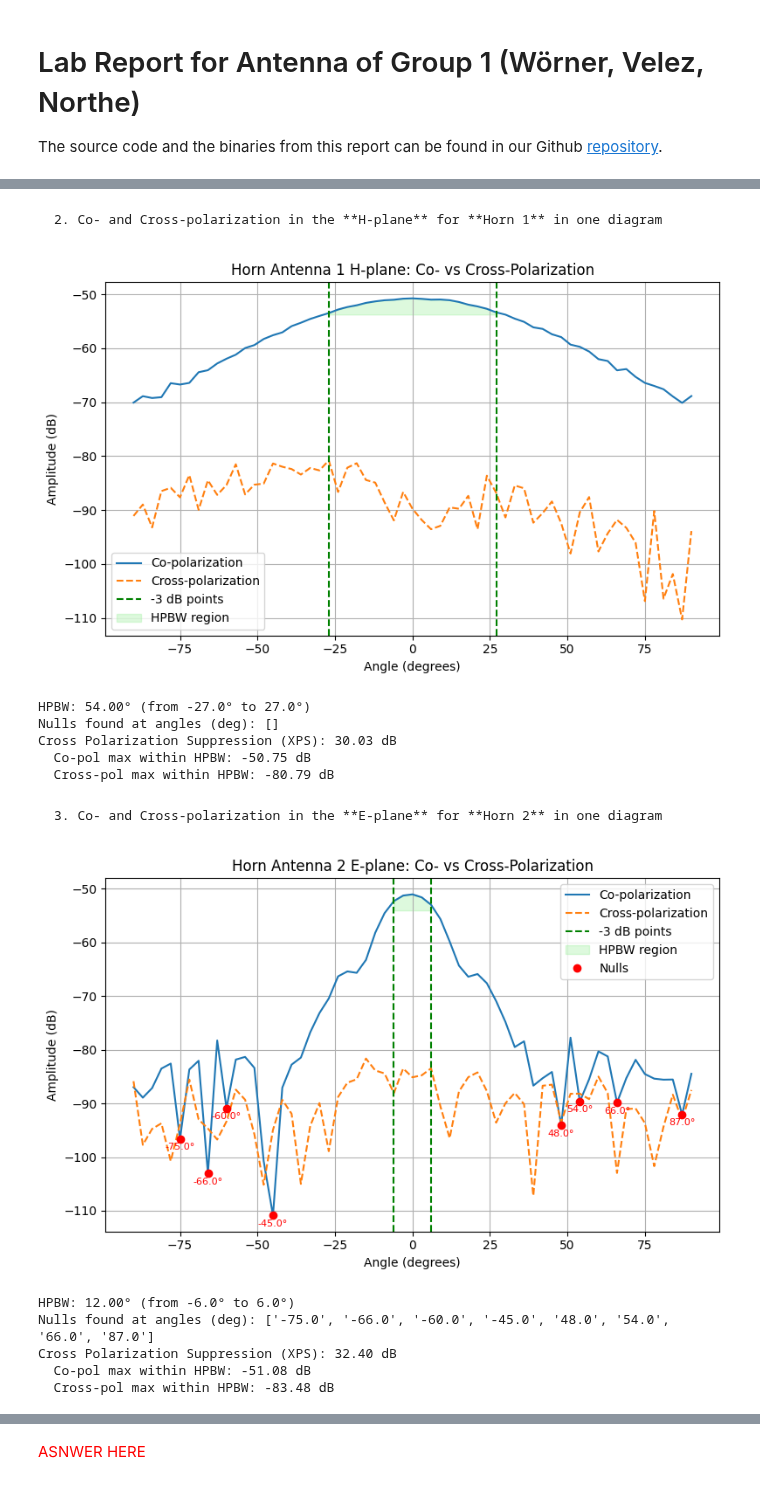
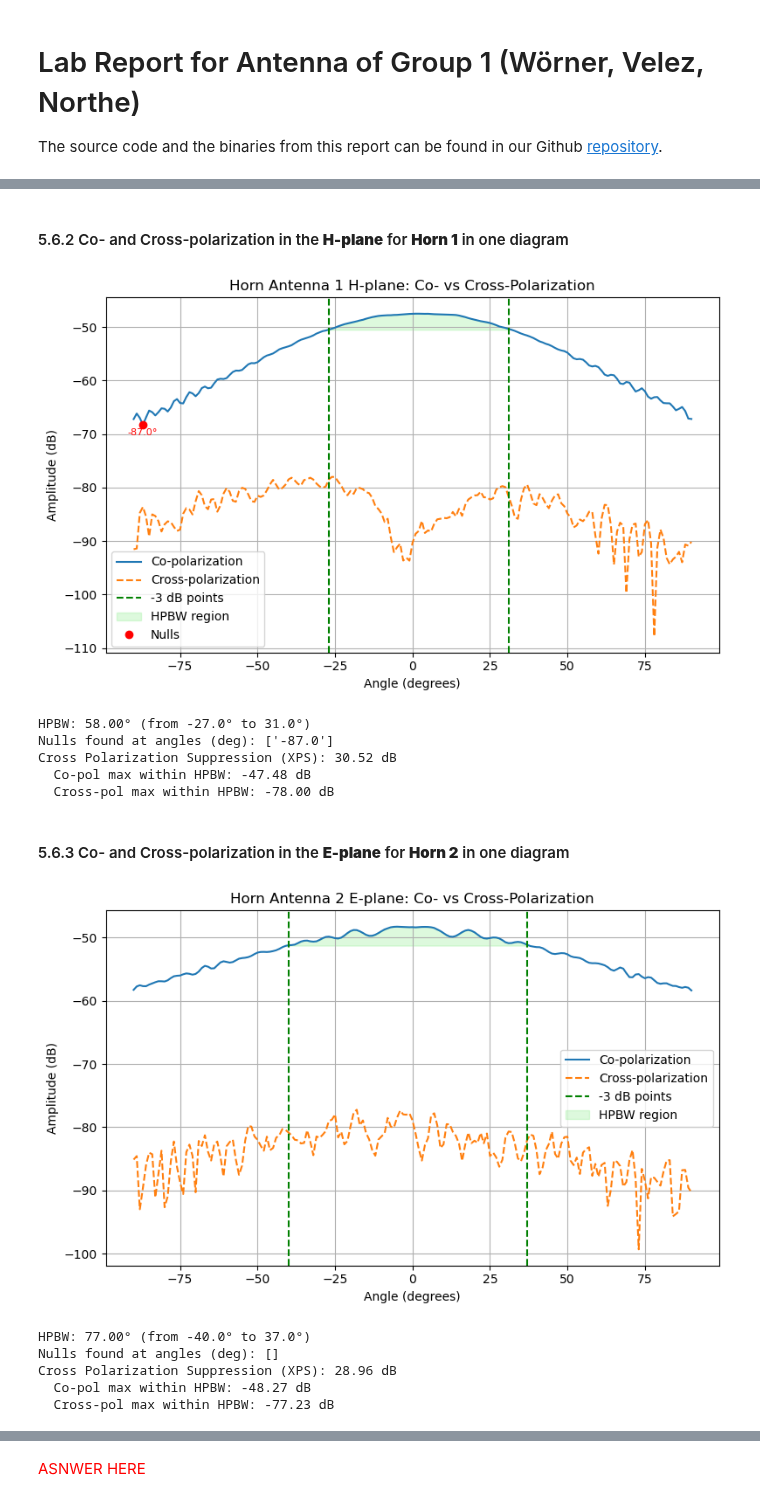
Before and after one commit to NortheLo/Microwave_Eng_Lab, a Jupyter notebook: Lab5_Antennas/Lab5_Antennas_Group1.ipynb, the cells around one changed output, grey strips where cells are left out. Drawn from its saved outputs; the diff is of its cells as text; code cells hidden in the pictures.

```diff
--- a/Lab5_Antennas/Lab5_Antennas_Group1.ipynb
+++ b/Lab5_Antennas/Lab5_Antennas_Group1.ipynb
@@ -50,13 +50,13 @@ def plot_polarizations(co_path, cross_path, title="Measured Radiation Pattern",
     mess_co = co_data['messdummy'][0]
     angles = mess_co['angles'].flatten()
     E_co = mess_co['measured_data'].flatten()
-    E_co_dB = 20 * np.log10(np.abs(E_co) + 1e-12) ###
+    E_co_dB = 20 * np.log10(np.abs(E_co)) ###
 
     # Load cross-polarization
     cross_data = loadMatlabData(cross_path)
     mess_cross = cross_data['messdummy'][0]
     E_cross = mess_cross['measured_data'].flatten()
-    E_cross_dB = 20 * np.log10(np.abs(E_cross) + 1e-12)  ###
+    E_cross_dB = 20 * np.log10(np.abs(E_cross)) ###
 
     # --- Half Power Beam Width ---
     max_E = np.max(E_co_dB)
@@ -147,7 +147,7 @@ def plot_array_patterns(paths, labels=None, title="Patch Array Beam Steering", p
         mess = data['messdummy'][0]
         angles = mess['angles'].flatten()
         E = mess['measured_data'].flatten()
-        E_dB = 20 * np.log10(np.abs(E) + 1e-12) ###
+        E_dB = 20 * np.log10(np.abs(E)) ###
 
         # Plot pattern
         plt.plot(angles, E_dB, label=labels[i])
@@ -204,33 +216,33 @@ Cross Polarization Suppression (XPS): 38.17 dB
 # %% [markdown]
-    2. Co- and Cross-polarization in the **H-plane** for **Horn 1** in one diagram
+####  5.6.2 Co- and Cross-polarization in the **H-plane** for **Horn 1** in one diagram
 # %%
 plot_polarizations(
-    'Microwave_lab_07_07_25/Measurement_Antennas/Uncalibrated/561_HornEplane_Co.mat', #2 is 1
-    'Microwave_lab_07_07_25/Measurement_Antennas/Uncalibrated/561_HornEplane_X.mat',
+    'Microwave_lab_07_07_25/Measurement_Antennas/Calibrated/562_Horn1_Hplane_Co.mat',
+    'Microwave_lab_07_07_25/Measurement_Antennas/Calibrated/562_Horn1_Hplane_X.mat',
     title="Horn Antenna 1 H-plane: Co- vs Cross-Polarization",
     prominence=2
 )
 # %% [output]
-[figure, old version]
+[figure, new version]
-HPBW: 54.00° (from -27.0° to 27.0°)
-Nulls found at angles (deg): []
-Cross Polarization Suppression (XPS): 30.03 dB
-  Co-pol max within HPBW: -50.75 dB
-  Cross-pol max within HPBW: -80.79 dB
+HPBW: 58.00° (from -27.0° to 31.0°)
+Nulls found at angles (deg): ['-87.0']
+Cross Polarization Suppression (XPS): 30.52 dB
+  Co-pol max within HPBW: -47.48 dB
+  Cross-pol max within HPBW: -78.00 dB
 # %% [markdown]
-    3. Co- and Cross-polarization in the **E-plane** for **Horn 2** in one diagram
+####    5.6.3 Co- and Cross-polarization in the **E-plane** for **Horn 2** in one diagram
 # %%
 plot_polarizations(
-    'Microwave_lab_07_07_25/Measurement_Antennas/Uncalibrated/563_HornEplane_Co.mat',
-    'Microwave_lab_07_07_25/Measurement_Antennas/Uncalibrated/563_HornEplane_X.mat',
+    'Microwave_lab_07_07_25/Measurement_Antennas/Calibrated/563_Horn2_Eplane_Co.mat',
+    'Microwave_lab_07_07_25/Measurement_Antennas/Calibrated/563_Horn2_Eplane_X.mat',
     title="Horn Antenna 2 E-plane: Co- vs Cross-Polarization",
     prominence=5
 )
 # %% [output]
-[figure, old version]
+[figure, new version]
-HPBW: 12.00° (from -6.0° to 6.0°)
-Nulls found at angles (deg): ['-75.0', '-66.0', '-60.0', '-45.0', '48.0', '54.0', '66.0', '87.0']
-Cross Polarization Suppression (XPS): 32.40 dB
-  Co-pol max within HPBW: -51.08 dB
-  Cross-pol max within HPBW: -83.48 dB
+HPBW: 77.00° (from -40.0° to 37.0°)
+Nulls found at angles (deg): []
+Cross Polarization Suppression (XPS): 28.96 dB
+  Co-pol max within HPBW: -48.27 dB
+  Cross-pol max within HPBW: -77.23 dB
 # %% [markdown]
```
Also changed, not shown: parts of 10 cells of this notebook, 19 other files.
